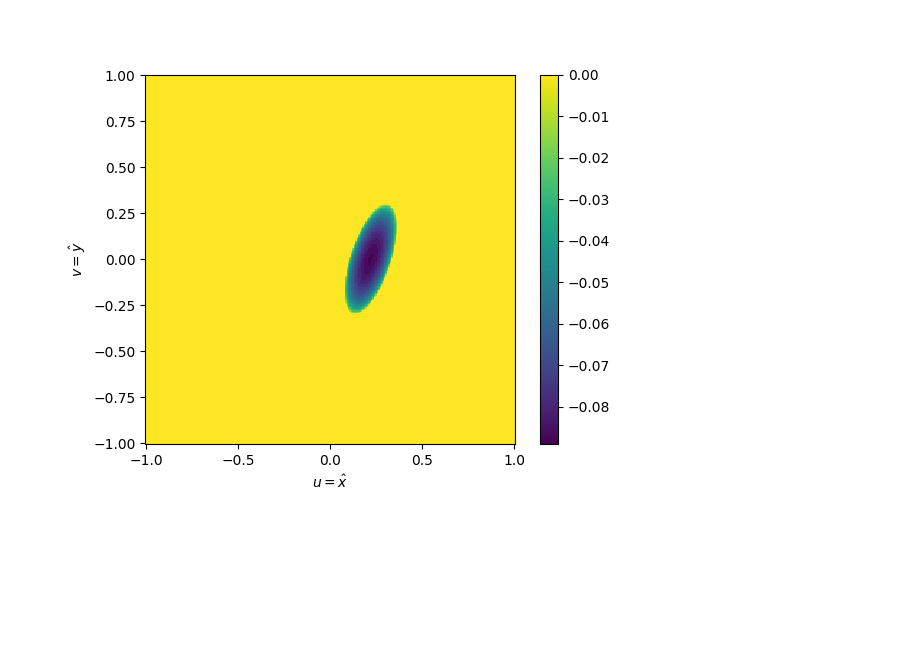
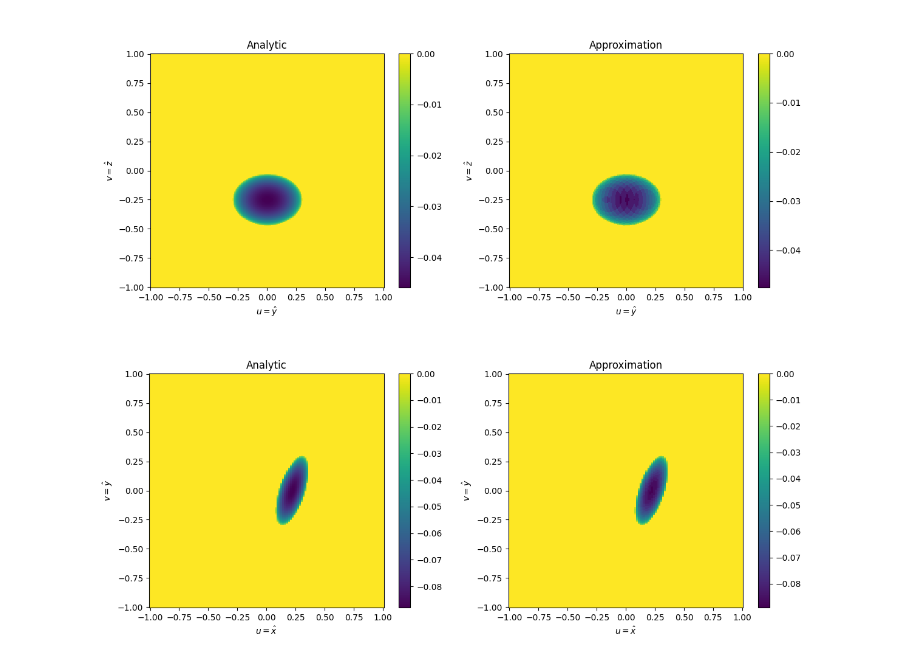
Before and after one commit to butala/pyinverse, a Jupyter notebook: notebooks/Ellipsoid test.ipynb, the cells around one changed output. Drawn from its saved outputs; the diff is of its cells as text; code cells hidden in the pictures; blank space fills up the shorter version.

```diff
--- a/notebooks/Ellipsoid test.ipynb
+++ b/notebooks/Ellipsoid test.ipynb
@@ -34,14 +34,25 @@ axes3 = RegularAxes3.linspace((-1, 1, N), (-1, 1, N), (-1, 1, N))
+# %%
+Y_xz = e.proj(0, 0, grid_xz)
+Y_yz = e.proj(0, np.pi/2, grid_yz)
+Y_xy = e.proj(-np.pi/2, 0, grid_xy)
 # %%
 X, Y, Z = axes3.centers
 # %%
 E = e(X.flatten(), Y.flatten(), Z.flatten())
 # %%
-E.shape = N, N, N
+E.shape = N2, N1, N3
 # %%
 # axis = 0: z-x plane
 # axis = 1: z-y plane
 # axis = 2: x-y plane
-Y_sum = np.sum(E, axis=2)
-dl = axes3.axis_z.T
-#Y_sum = np.sum(E, axis=0).T # x-z
-# dl = axes3.axis_x.T
+
+Y_sum_zx = np.sum(E, axis=0)
+Y_sum_xz = Y_sum_zx.T
+y_dl = axes3.axis_y.T
+
+Y_sum_zy = np.sum(E, axis=1)
+Y_sum_yz = Y_sum_zy.T
+x_dl = axes3.axis_x.T
+
+Y_sum_xy = np.sum(E, axis=2)
+z_dl = axes3.axis_z.T
@@ -48,8 +73,28 @@ dl = axes3.axis_z.T
+# %%
+fig, ax = plt.subplots(figsize=(14, 5), ncols=2)
+im0 = grid_yz.plot(ax[0], Y_yz)
+plt.colorbar(im0)
+ax[0].set_xlabel('$u = \hat{y}$')
+ax[0].set_ylabel('$v = \hat{z}$')
+ax[0].set_title('Analytic')
+im1 = grid_yz.plot(ax[1], Y_sum_yz * x_dl)
+plt.colorbar(im1)
+ax[1].set_xlabel('$u = \hat{y}$')
+ax[1].set_ylabel('$v = \hat{z}$')
+ax[1].set_title('Approximation');
+# %% [output]
+[figure, added]
 # %%
-fig, ax = plt.subplots()
-im = grid.plot(ax, Y_sum * dl)
-plt.colorbar(im)
-ax.set_xlabel('$u = \hat{x}$')
-ax.set_ylabel('$v = \hat{y}$');
+fig, ax = plt.subplots(figsize=(14, 5), ncols=2)
+im0 = grid_xy.plot(ax[0], Y_xy)
+plt.colorbar(im0)
+ax[0].set_xlabel('$u = \hat{x}$')
+ax[0].set_ylabel('$v = \hat{y}$')
+ax[0].set_title('Analytic')
+im1 = grid_xy.plot(ax[1], Y_sum_xy * z_dl)
+plt.colorbar(im1)
+ax[1].set_xlabel('$u = \hat{x}$')
+ax[1].set_ylabel('$v = \hat{y}$')
+ax[1].set_title('Approximation');
 # %% [output]
-[figure, old version]
+[figure, new version]
```
Also changed, not shown: parts of 6 cells of this notebook.
